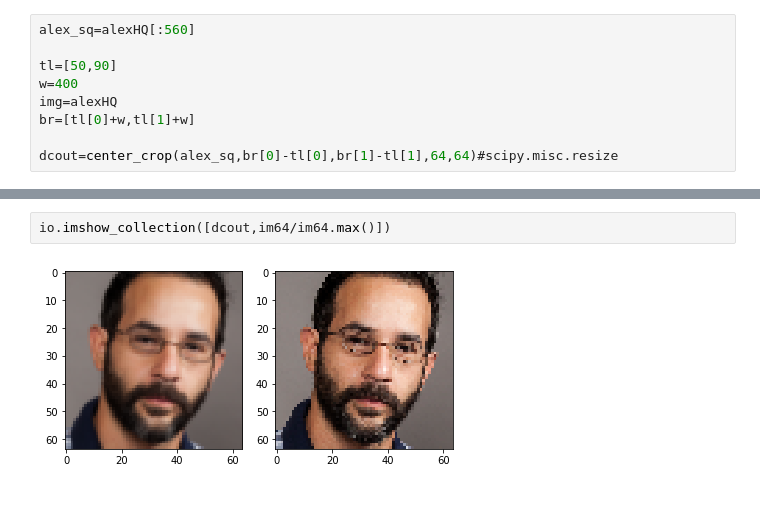
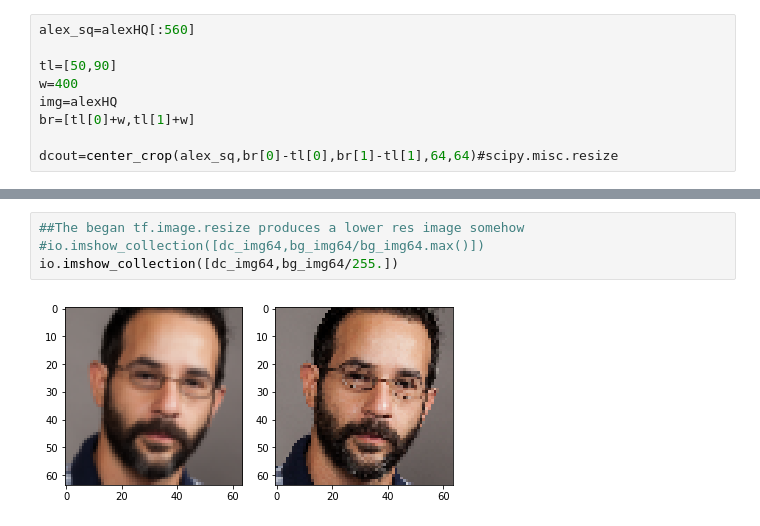
Before and after one commit to mkocaoglu/CausalGAN, a Jupyter notebook: custom_image_crop.ipynb, the cells around one changed output, grey strips where cells are left out. Drawn from its saved outputs; the diff is of its cells as text.

```diff
--- a/custom_image_crop.ipynb
+++ b/custom_image_crop.ipynb
@@ -109,4 +119,6 @@ io.imshow_collection([rz_im/rz_im.max(),im64/im64.max()])
-# %%
-io.imshow_collection([dcout,im64/im64.max()])
-# %% [output]
-[figure, removed]
+# %%
+##The began tf.image.resize produces a lower res image somehow
+#io.imshow_collection([dc_img64,bg_img64/bg_img64.max()])
+io.imshow_collection([dc_img64,bg_img64/255.])
+# %% [output]
+[figure, added]
```
Also changed, not shown: parts of 35 cells of this notebook.
